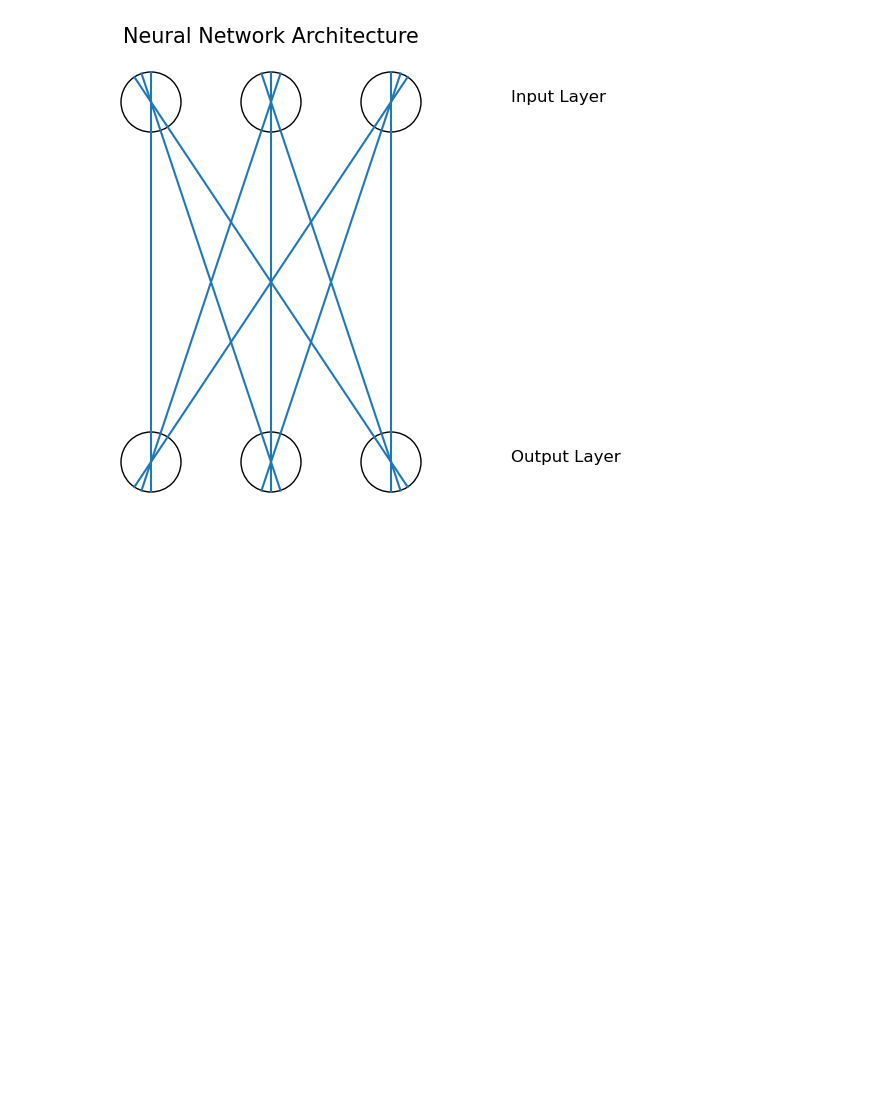
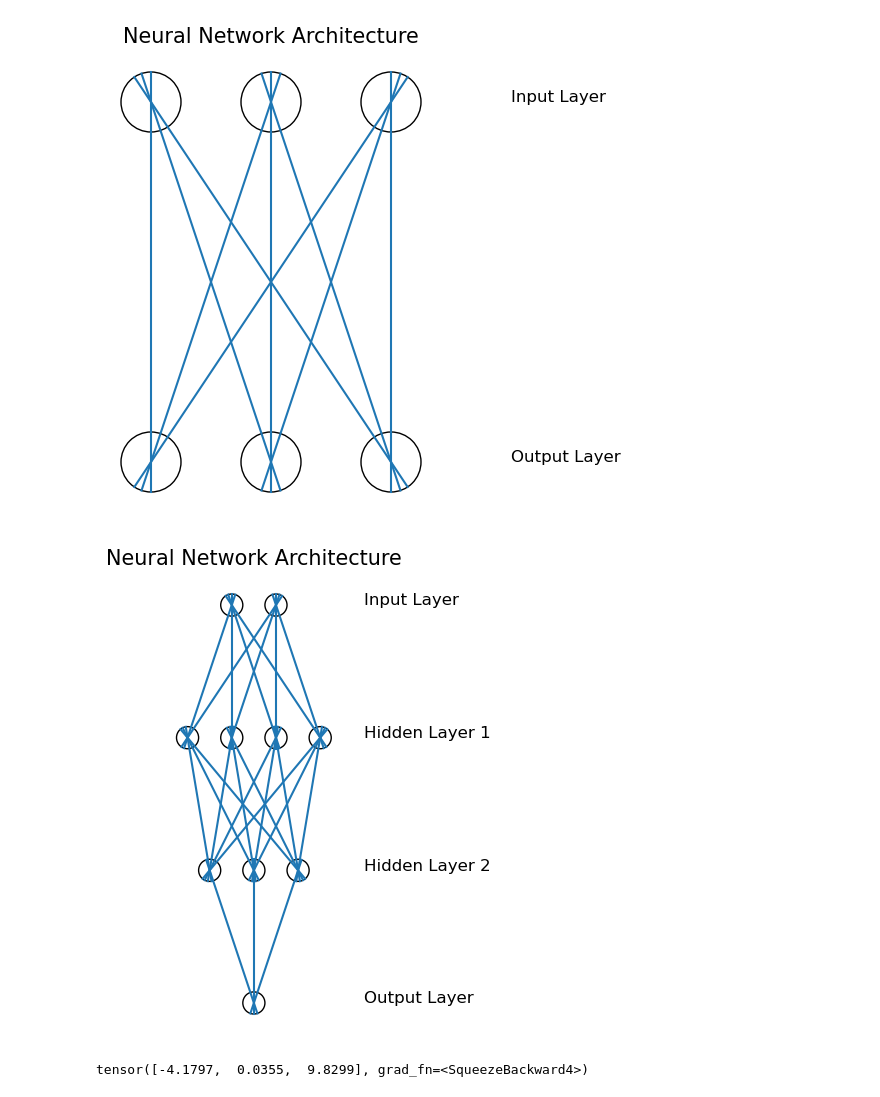
Before and after one commit to JianoFreo/cuda-gpt, a Jupyter notebook: 03-linear.ipynb, the cells around one changed output. Drawn from its saved outputs; the diff is of its cells as text; code cells hidden in the pictures; blank space fills up the shorter version.

```diff
--- a/03-linear.ipynb
+++ b/03-linear.ipynb
@@ -196,3 +184,19 @@ network = DrawNN([3,3])
 network.draw()
 # %% [output]
 [figure]
+# %%
+network = DrawNN([2,4,3,1])
+network.draw()
+# Transformation of:
+# 2 -> 4
+# 4 -> 3
+# 3 -> 1
+# %% [output]
+[figure, added]
+# %%
+import torch.nn as nn
+sample = torch.tensor([10.,10.,10.])
+linear = nn.Linear(3, 3, bias=False)
+print(linear(sample), "\n")
+# %% [output]
+tensor([-4.1797,  0.0355,  9.8299], grad_fn=<SqueezeBackward4>)
```
Also changed, not shown: parts of 5 cells of this notebook, 1 other file.
